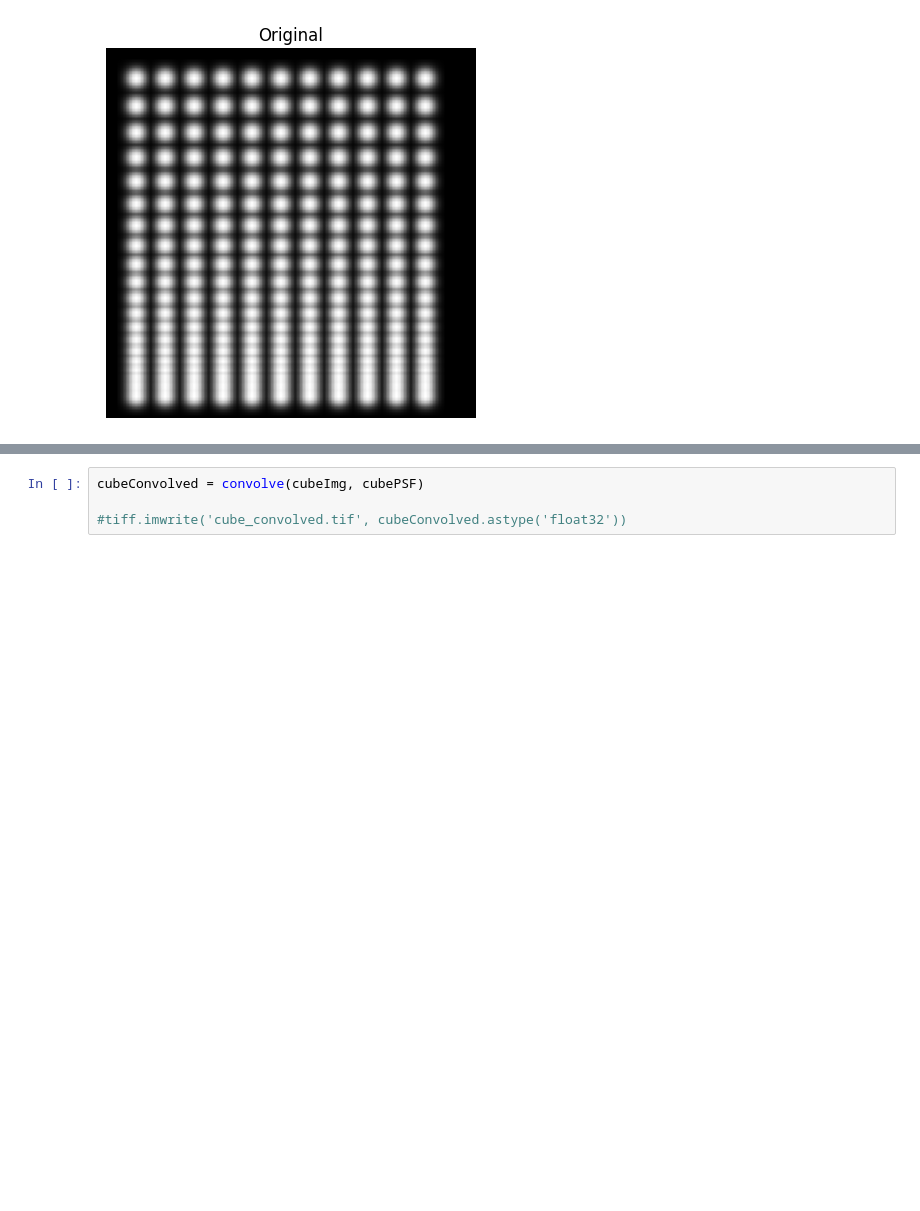
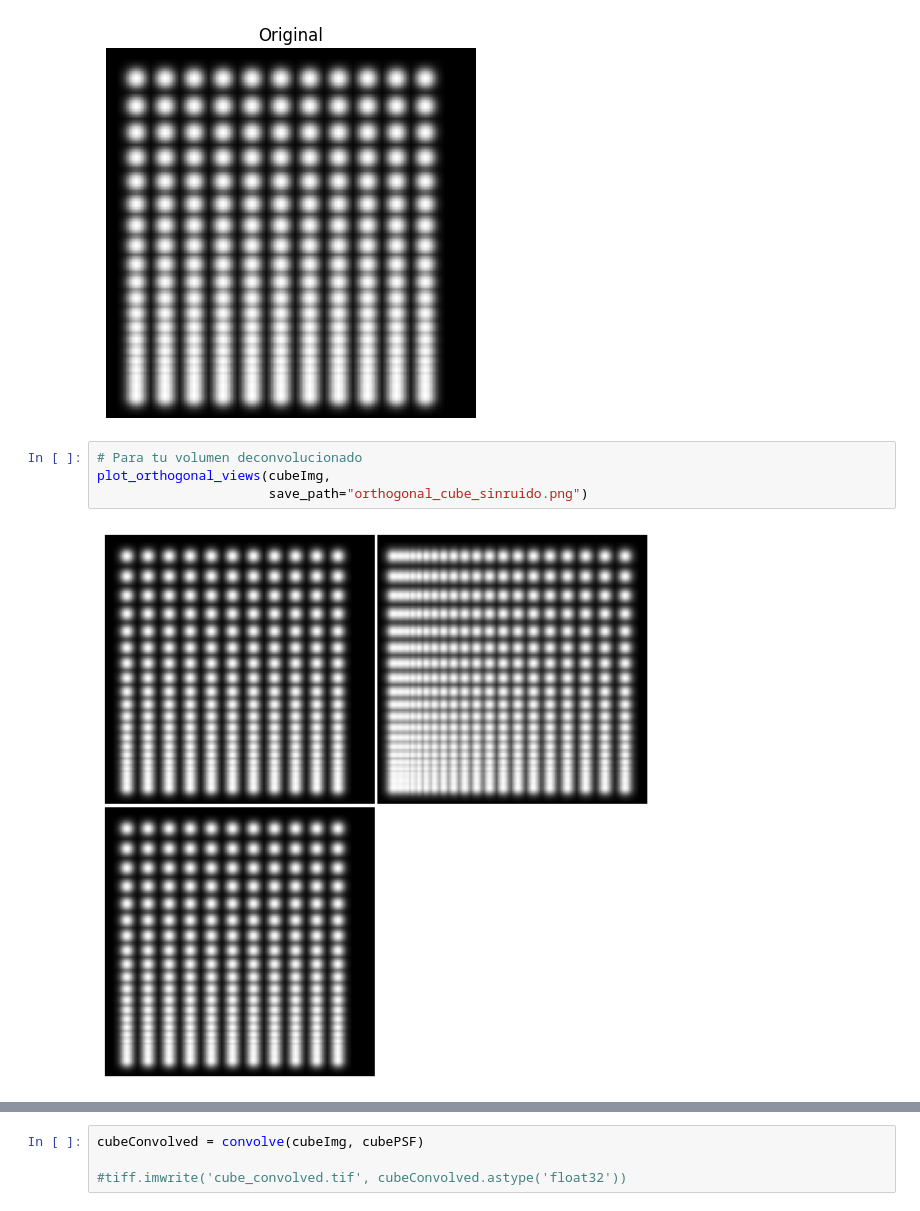
Before and after one commit to Jimena163/TFGNotebook, a Jupyter notebook: 3D_Python_simpleITK_MAC.ipynb, the cells around one changed output, grey strips where cells are left out. Cells and saved outputs as stored; diff of their text form; blank space fills up the shorter version.

```diff
--- a/3D_Python_simpleITK_MAC.ipynb
+++ b/3D_Python_simpleITK_MAC.ipynb
@@ -200,3 +215,9 @@ plt.axis('off')  # Ocultar los ejes para una mejor visualización
 # %% [output]
 (-0.5, 127.5, 127.5, -0.5)
 [figure]
+# %%
+# Para tu volumen deconvolucionado
+plot_orthogonal_views(cubeImg,
+                      save_path="orthogonal_cube_sinruido.png")
+# %% [output]
+[figure, added]
```
Also changed, not shown: parts of 6 cells of this notebook, 12 other files.
